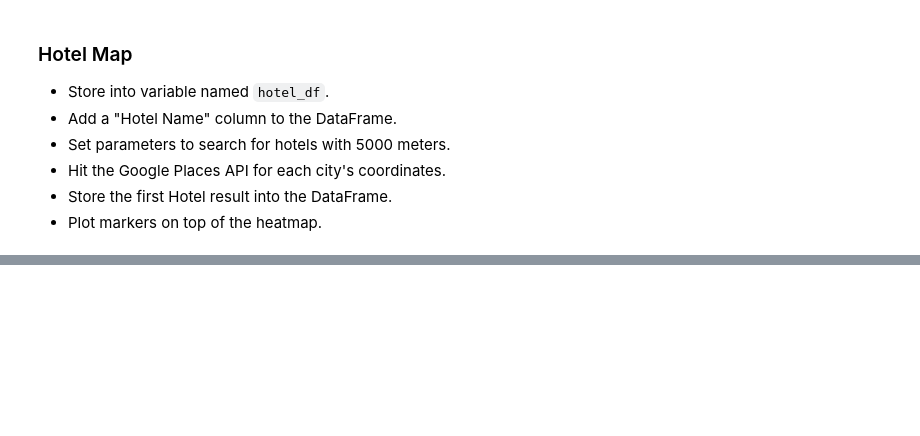
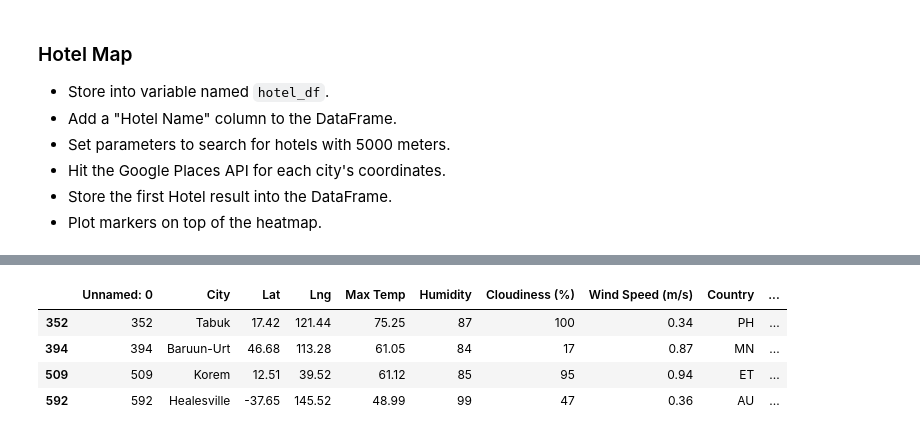
Before and after one commit to brookecrofts/WeatherPy_Analysis, a Jupyter notebook: WeatherPy/VacationPy.ipynb, the cells around one changed output, grey strips where cells are left out. Drawn from its saved outputs; the diff is of its cells as text; code cells hidden in the pictures; blank space fills up the shorter version.

```diff
--- a/WeatherPy/VacationPy.ipynb
+++ b/WeatherPy/VacationPy.ipynb
@@ -140,23 +134,0 @@ hotel_Goure = hotel_search.json()
-# %%
-# Practice on one location
-
-target_coordinates = "36.21, -121.13"
-target_search = "lodging"
-target_radius = 5000
-target_type = "lodging"
-
-params = {
-    "location": target_coordinates,
-    "keyword": target_search,
-    "radius": target_radius,
-    "types": target_type,
-    "key": g_key
-}
-
-#API Call for nearest hotel
-base_url = "https://maps.googleapis.com/maps/api/place/nearbysearch/json"
-
-hotel_search = requests.get(base_url, params=params)
-print(hotel_search.url)
-hotel_King = hotel_search.json()
-# print(json.dumps(hotel_King, indent=4, sort_keys=True))
@@ -262,0 +230,8 @@ fig
+# %%
+hotel_df
+# %% [output]
+|  | Unnamed: 0 | City | Lat | Lng | Max Temp | Humidity | Cloudiness (%) | Wind Speed (m/s) | Country | ... |
+| 352 | 352 | Tabuk | 17.42 | 121.44 | 75.25 | 87 | 100 | 0.34 | PH | ... |
+| 394 | 394 | Baruun-Urt | 46.68 | 113.28 | 61.05 | 84 | 17 | 0.87 | MN | ... |
+| 509 | 509 | Korem | 12.51 | 39.52 | 61.12 | 85 | 95 | 0.94 | ET | ... |
+| 592 | 592 | Healesville | -37.65 | 145.52 | 48.99 | 99 | 47 | 0.36 | AU | ... |
```
Also changed, not shown: parts of 14 cells of this notebook, 1 other file.
